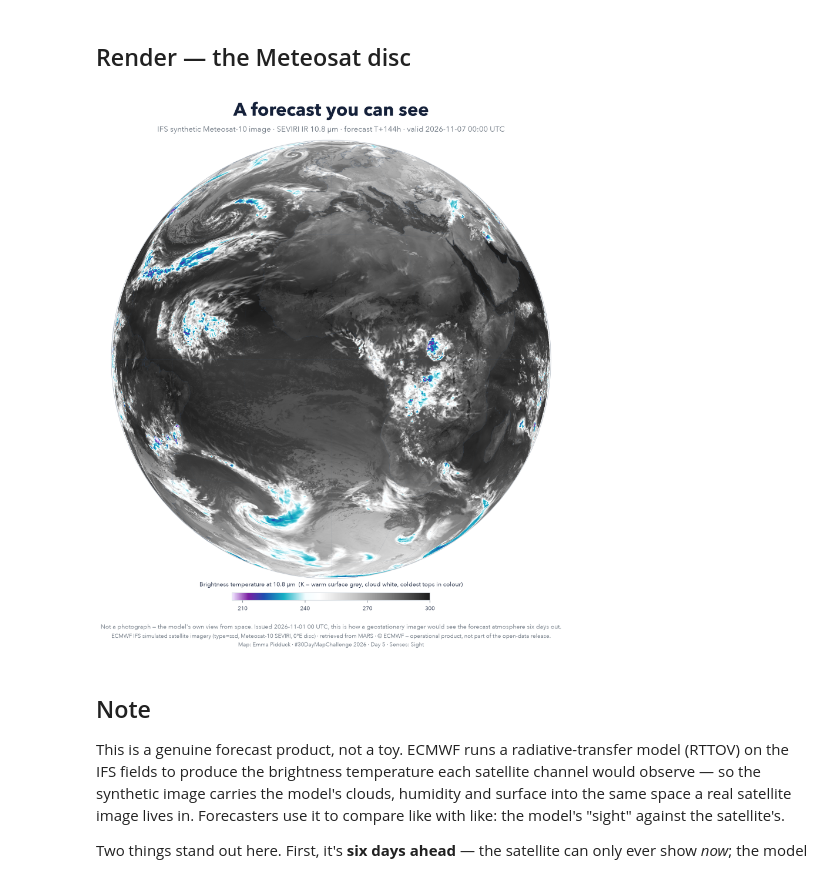
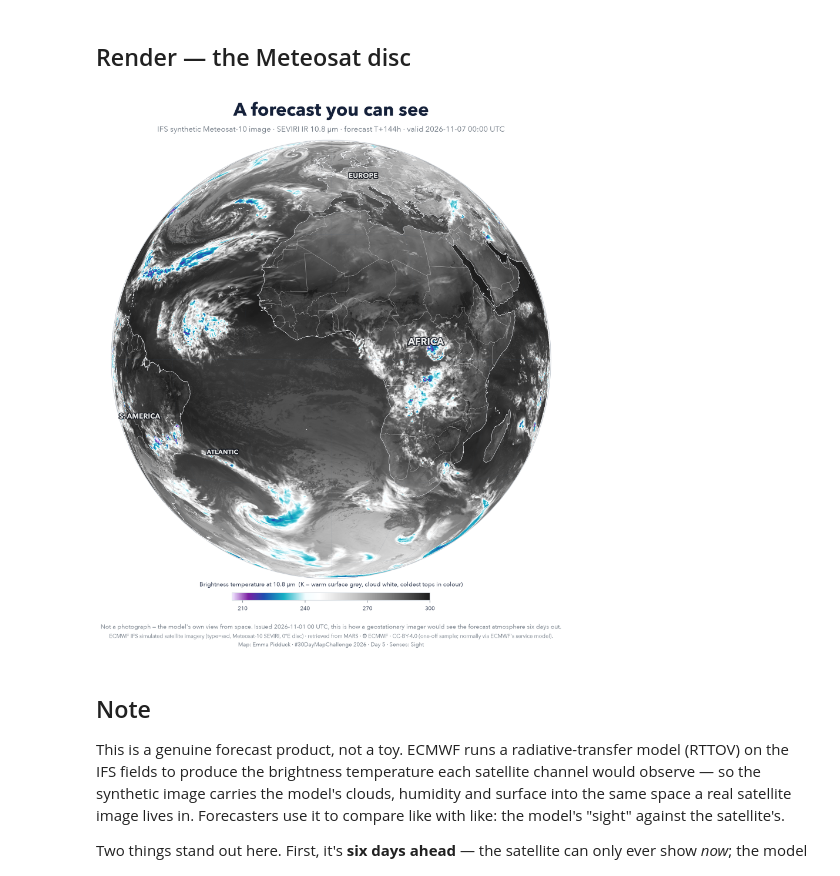
Before and after one commit to mattphysics/30dmc2026, a Jupyter notebook: day05_sight_ssd.ipynb, the cells around one changed output. Saved outputs shown, nothing was run; the diff lists cells and outputs as text; code cells hidden in the pictures.

```diff
--- a/day05_sight_ssd.ipynb
+++ b/day05_sight_ssd.ipynb
@@ -150,35 +154,45 @@ enhanced-IR ramp — luminance-monotonic: False (False by design: coloured cold
 # %%
 proj = ccrs.Geostationary(central_longitude=0, satellite_height=35785831)
 tp = dict(transform=ccrs.PlateCarree())
 fig = plt.figure(figsize=(10.6, 12.2), dpi=200); fig.patch.set_facecolor(BG)
 ax = fig.add_axes([0.04, 0.15, 0.92, 0.77], projection=proj)
 ax.set_global()
 im = ax.pcolormesh(lon, lat, bt, cmap=CMAP, vmin=VMIN, vmax=VMAX, shading="auto", zorder=1, **tp)
 ax.gridlines(color="#3650712e", linewidth=0.3, zorder=2)                 # thin globe graticule
-ax.add_feature(cfeature.COASTLINE.with_scale("50m"), edgecolor="#36507150", linewidth=0.4, zorder=3)
+# crisp WHITE country/coast boundaries, backed by a faint dark edge so they read over cloud and surface
+ax.add_feature(cfeature.COASTLINE.with_scale("50m"), edgecolor="#0d1420", linewidth=1.1, alpha=0.35, zorder=3)
+ax.add_feature(cfeature.COASTLINE.with_scale("50m"), edgecolor="#ffffff", linewidth=0.55, zorder=4)
+ax.add_feature(cfeature.BORDERS.with_scale("50m"), edgecolor="#ffffff", linewidth=0.35, alpha=0.75, zorder=4)
 ax.spines["geo"].set_edgecolor("#c3c9d0"); ax.spines["geo"].set_linewidth(0.8)
+
+# continent labels for orientation (haloed white, subtle)
+_lab = [pe.withStroke(linewidth=2.6, foreground="#0c1018")]
+for name, lo, la, fs in [("EUROPE", 12, 50, 11), ("AFRICA", 22, 4, 15),
+                         ("S. AMERICA", -56, -14, 11), ("ATLANTIC", -28, -22, 10)]:
+    ax.text(lo, la, name, transform=ccrs.PlateCarree(), ha="center", va="center",
+            color="#ffffff", fontsize=fs, fontweight="bold", alpha=0.9, zorder=6, path_effects=_lab)
 
 cax = fig.add_axes([0.30, 0.112, 0.40, 0.013])
 cb = fig.colorbar(im, cax=cax, orientation="horizontal", ticks=[210, 240, 270, 300])
 cb.set_label("Brightness temperature at 10.8 µm  (K — warm surface grey, cloud white, coldest tops in colour)",
              color=INK, fontsize=9.3, labelpad=10)
 cb.ax.xaxis.set_label_position("top")
 cb.ax.xaxis.set_tick_params(color=MUT, labelsize=8.5); plt.setp(plt.getp(cb.ax, "xticklabels"), color=INK)
 cb.outline.set_edgecolor("#c7d0d8"); cb.outline.set_linewidth(0.6)
 
 fig.text(0.5, 0.963, "A forecast you can see", ha="center", color=INK, fontsize=28, fontweight="bold")
 fig.text(0.5, 0.935, f"IFS synthetic Meteosat-10 image · SEVIRI IR 10.8 µm · forecast T+{fh}h · valid {vt}",
          ha="center", color=MUT, fontsize=12)
 fig.text(0.5, 0.062, f"Not a photograph — the model's own view from space. Issued {run} 00 UTC, this is how a geostationary imager would see the forecast atmosphere six days out.",
          ha="center", color=MUT, fontsize=9.3)
-fig.text(0.5, 0.046, "ECMWF IFS simulated satellite imagery (type=ssd, Meteosat-10 SEVIRI, 0°E disc) · retrieved from MARS · © ECMWF — operational product, not part of the open-data release.",
-         ha="center", color=MUT, fontsize=8.5)
+fig.text(0.5, 0.046, "ECMWF IFS simulated satellite imagery (type=ssd, Meteosat-10 SEVIRI, 0°E disc) · retrieved from MARS · © ECMWF · CC-BY-4.0 (one-off sample; normally via ECMWF's service model).",
+         ha="center", color=MUT, fontsize=8.3)
 fig.text(0.5, 0.031, "Map: Emma Pidduck · #30DayMapChallenge 2026 · Day 5 · Senses: Sight",
          ha="center", color=MUT, fontsize=8.5)
 fig.savefig("day05_sight_ssd.png", facecolor=BG, bbox_inches="tight")
 plt.show()
 # %% [output]
-[figure, old version]
+[figure, new version]
 # %% [markdown]
 ## Note
 
```
Also changed, not shown: parts of 4 cells of this notebook, 4 other files.
